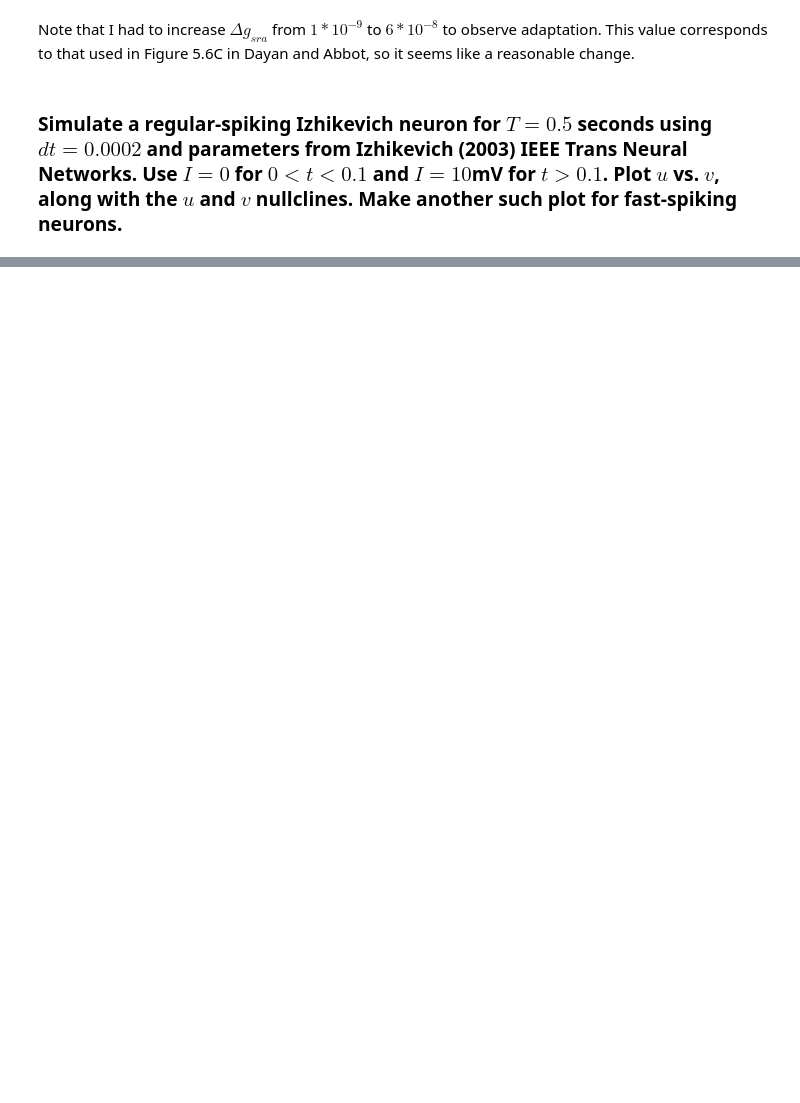
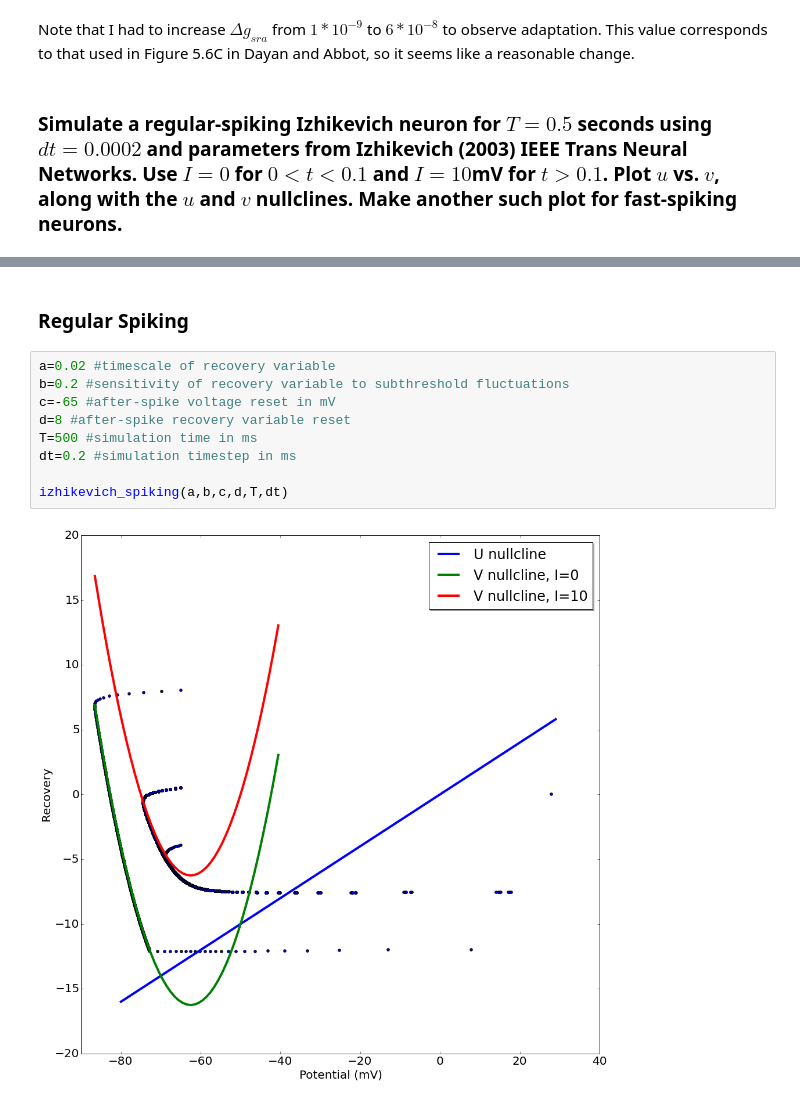
Before and after one commit to Kanaderu/SYDE552-750, a Jupyter notebook: SYDE552-750AssignmentSpatiotemporalRFandSpiking.ipynb, the cells around one changed output, grey strips where cells are left out. Saved outputs shown, nothing was run; the diff lists cells and outputs as text; blank space fills up the shorter version.

```diff
--- a/SYDE552-750AssignmentSpatiotemporalRFandSpiking.ipynb
+++ b/SYDE552-750AssignmentSpatiotemporalRFandSpiking.ipynb
@@ -199,0 +197,13 @@ plt.show()
+# %% [markdown]
+### Regular Spiking
+# %%
+a=0.02 #timescale of recovery variable
+b=0.2 #sensitivity of recovery variable to subthreshold fluctuations
+c=-65 #after-spike voltage reset in mV
+d=8 #after-spike recovery variable reset
+T=500 #simulation time in ms
+dt=0.2 #simulation timestep in ms
+
+izhikevich_spiking(a,b,c,d,T,dt)
+# %% [output]
+[figure, added]
```
Also changed, not shown: parts of 5 cells of this notebook, 2 other files.
